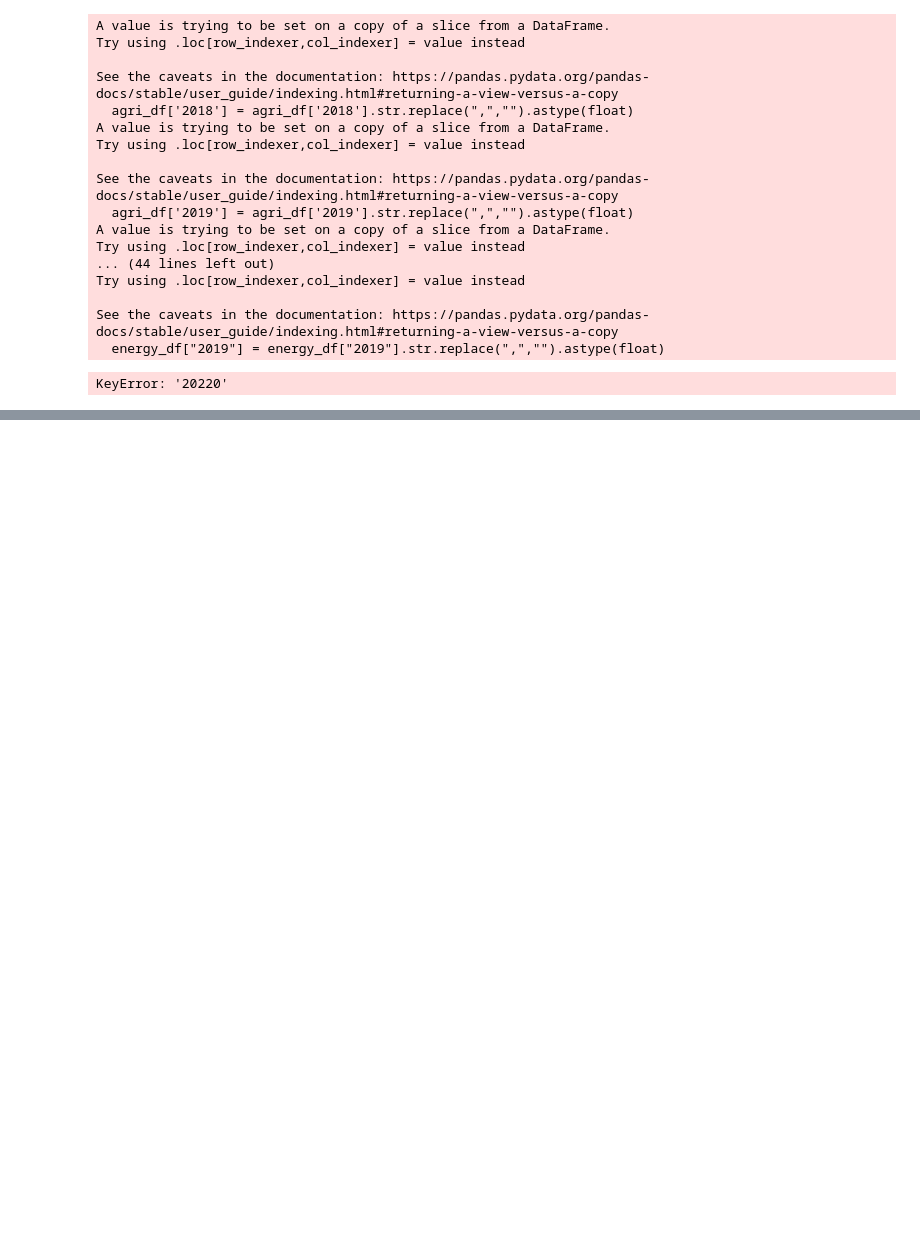
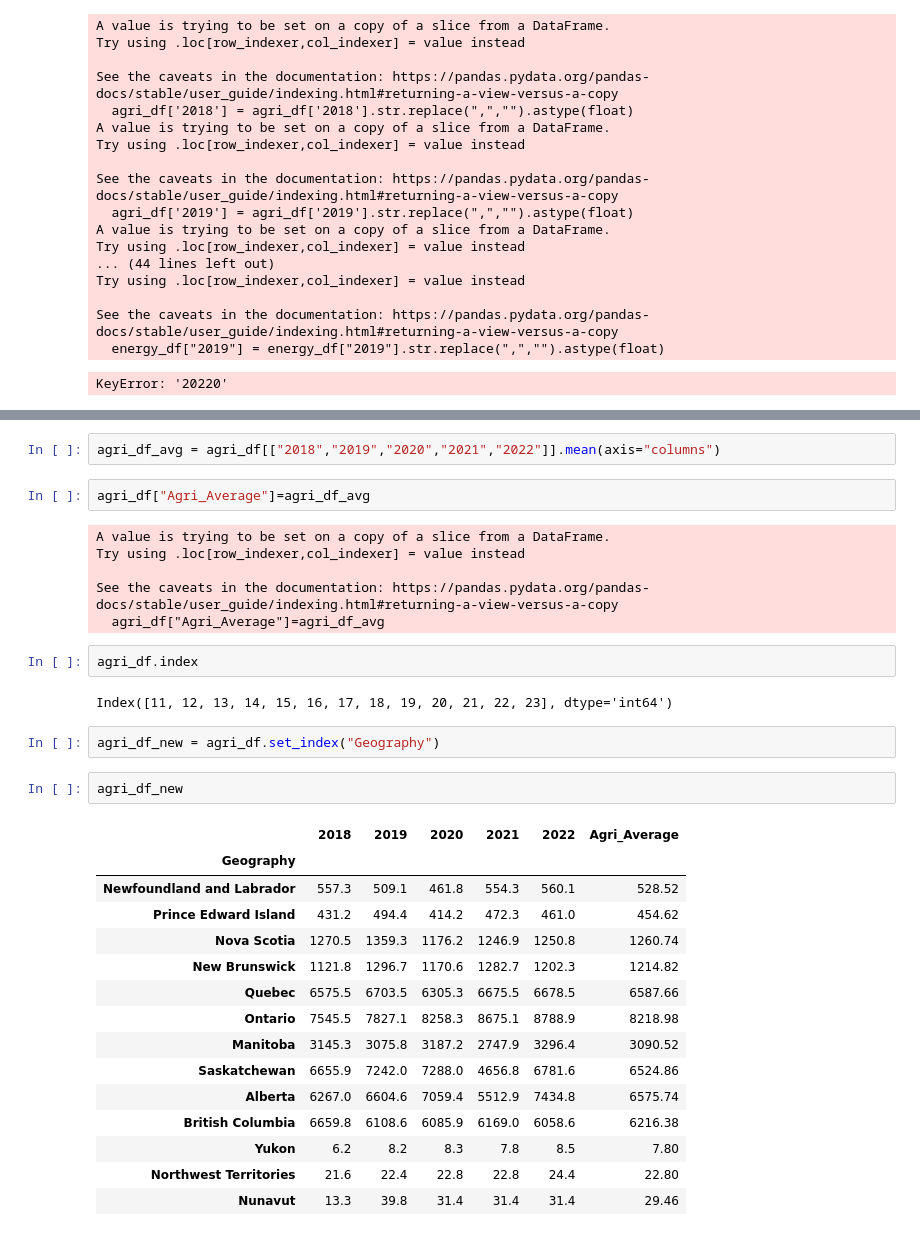
Before and after one commit to NaderMoA/project_1, a Jupyter notebook: GDP_main.ipynb, the cells around one changed output, grey strips where cells are left out. Saved outputs shown, nothing was run; the diff lists cells and outputs as text; blank space fills up the shorter version.

Commit message:
getting the average GDP for agri

```diff
--- a/GDP_main.ipynb
+++ b/GDP_main.ipynb
@@ -195,3 +195,37 @@ agri_df.aggre
 | 21 | Yukon | 6.2 | 8.2 | 8.3 | 7.8 | 8.5 |
 | 22 | Northwest Territories | 21.6 | 22.4 | 22.8 | 22.8 | 24.4 |
 | 23 | Nunavut | 13.3 | 39.8 | 31.4 | 31.4 | 31.4 |
+# %%
+agri_df_avg = agri_df[["2018","2019","2020","2021","2022"]].mean(axis="columns")
+# %%
+agri_df["Agri_Average"]=agri_df_avg
+# %% [output]
+A value is trying to be set on a copy of a slice from a DataFrame.
+Try using .loc[row_indexer,col_indexer] = value instead
+
+See the caveats in the documentation: https://pandas.pydata.org/pandas-docs/stable/user_guide/indexing.html#returning-a-view-versus-a-copy
+  agri_df["Agri_Average"]=agri_df_avg
+# %%
+agri_df.index
+# %% [output]
+Index([11, 12, 13, 14, 15, 16, 17, 18, 19, 20, 21, 22, 23], dtype='int64')
+# %%
+agri_df_new = agri_df.set_index("Geography")
+# %%
+agri_df_new
+# %% [output]
+|  | 2018 | 2019 | 2020 | 2021 | 2022 | Agri_Average |
+| Geography |  |  |  |  |  |  |
+| Newfoundland and Labrador | 557.3 | 509.1 | 461.8 | 554.3 | 560.1 | 528.52 |
+| Prince Edward Island | 431.2 | 494.4 | 414.2 | 472.3 | 461.0 | 454.62 |
+| Nova Scotia | 1270.5 | 1359.3 | 1176.2 | 1246.9 | 1250.8 | 1260.74 |
+| New Brunswick | 1121.8 | 1296.7 | 1170.6 | 1282.7 | 1202.3 | 1214.82 |
+| Quebec | 6575.5 | 6703.5 | 6305.3 | 6675.5 | 6678.5 | 6587.66 |
+| Ontario | 7545.5 | 7827.1 | 8258.3 | 8675.1 | 8788.9 | 8218.98 |
+| Manitoba | 3145.3 | 3075.8 | 3187.2 | 2747.9 | 3296.4 | 3090.52 |
+| Saskatchewan | 6655.9 | 7242.0 | 7288.0 | 4656.8 | 6781.6 | 6524.86 |
+| Alberta | 6267.0 | 6604.6 | 7059.4 | 5512.9 | 7434.8 | 6575.74 |
+| British Columbia | 6659.8 | 6108.6 | 6085.9 | 6169.0 | 6058.6 | 6216.38 |
+| Yukon | 6.2 | 8.2 | 8.3 | 7.8 | 8.5 | 7.80 |
+| Northwest Territories | 21.6 | 22.4 | 22.8 | 22.8 | 24.4 | 22.80 |
+| Nunavut | 13.3 | 39.8 | 31.4 | 31.4 | 31.4 | 29.46 |
```
Also changed, not shown: parts of 1 cell of this notebook.
